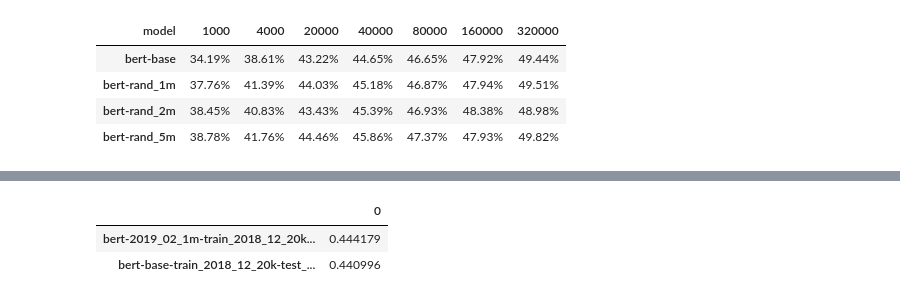
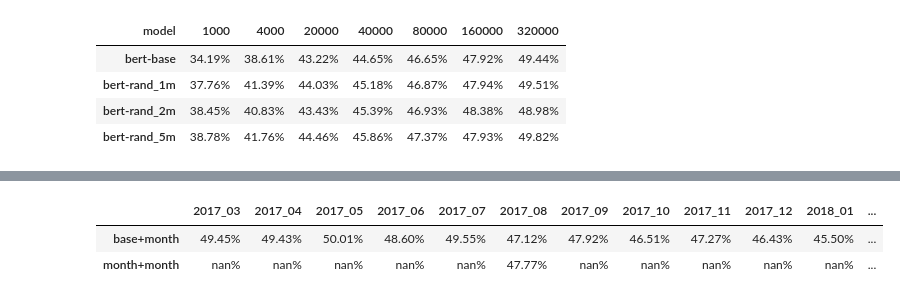
Before and after one commit to paul-rottger/temporal-adaptation, a Jupyter notebook: 4_evaluation/classification/evaluate_classification_results.ipynb, the cells around one changed output, grey strips where cells are left out. Saved outputs shown, nothing was run; the diff lists cells and outputs as text; code cells hidden in the pictures.

Commit message:
test ada models

```diff
--- a/4_evaluation/classification/evaluate_classification_results.ipynb
+++ b/4_evaluation/classification/evaluate_classification_results.ipynb
@@ -636,7 +624,7 @@ also: month-adapted MLM test across months, 2017, 18 and 19
 results = {}
 directory = '../../0_results/reddit/classification/month-models'
 
-for foldername in os.listdir(directory):
+for foldername in ["base", "match"]:
     for filename in os.listdir(os.path.join(directory, foldername)):
         if filename.endswith(".csv"):
             results[os.path.splitext(filename)[0]] = pd.read_csv(os.path.join(directory, foldername, filename))
@@ -649,12 +637,7 @@ scores = {}
 
 for key in results :
     scores[key] = f1_score(results[key]['label'], results[key]['prediction'], average=F1_TYPE)
+
+month_scores = {}
+for test_month in sorted(pd.unique(pd.Series(scores.keys()).apply(lambda x: re.search(r'(.*?)20k-(.*)', x).group(2)))):
+    month_scores[test_month] = { model: scores[model] for model in scores if (test_month in model.lower())}
-# %%
-TEST_MONTH = "2018_12"
-
-filter_dict = { model: scores[model] for model in scores if (f'test_{TEST_MONTH}' in model.lower()) and (f'train_{TEST_MONTH}' in model.lower()) }
-pd.DataFrame.from_dict(filter_dict, orient='index').sort_index()
-# %% [output]
-|  | 0 |
-| bert-2019_02_1m-train_2018_12_20k... | 0.444179 |
-| bert-base-train_2018_12_20k-test_... | 0.440996 |
@@ -669,0 +644,21 @@ for filename in os.listdir(directory):
+# %%
+filter_scores = {}
+for test_month in month_scores:
+    filter_list = {"bert-base-train_rand_20k": "base+rand",
+                   f"bert-base-train_{re.search(r'(.*?)_(.*?)_5k', test_month).group(2)}_20k": "base+month",
+                   "bert-rand_1m-train_rand_20k": "rand+rand",
+                   f"bert-rand_1m-train_{re.search(r'(.*?)_(.*?)_5k', test_month).group(2)}_20k": "rand+month",
+                   f"bert-{re.search(r'(.*?)_(.*?)_5k', test_month).group(2)}_1m-train_rand": "month+rand",
+                   f"bert-{re.search(r'(.*?)_(.*?)_5k', test_month).group(2)}_1m-train_{re.search(r'(.*?)_(.*?)_5k', test_month).group(2)}_20k": "month+month"}
+
+    filter_scores[f"{re.search(r'test_(.*?)_5k',test_month).group(1)}"] = \
+    {filter_list[f"{re.search(r'(.*?)-test(.*)', model).group(1)}"]: scores[model] for model in month_scores[test_month] if any(fil in model for fil in filter_list.keys())}
+
+month_results_df = pd.DataFrame.from_dict(filter_scores, orient = "index")
+#month_results_df.index.rename('test_month', inplace=True)
+
+month_results_df.style.background_gradient(cmap=cm, axis = 0 ).format('{0:,.2%}')
+# %% [output]
+|  | 2017_03 | 2017_04 | 2017_05 | 2017_06 | 2017_07 | 2017_08 | 2017_09 | 2017_10 | 2017_11 | 2017_12 | 2018_01 | ... |
+| base+month | 49.45% | 49.43% | 50.01% | 48.60% | 49.55% | 47.12% | 47.92% | 46.51% | 47.27% | 46.43% | 45.50% | ... |
+| month+month | nan% | nan% | nan% | nan% | nan% | 47.77% | nan% | nan% | nan% | nan% | nan% | ... |
```
Also changed, not shown: parts of 5 cells of this notebook, 1 other file.
